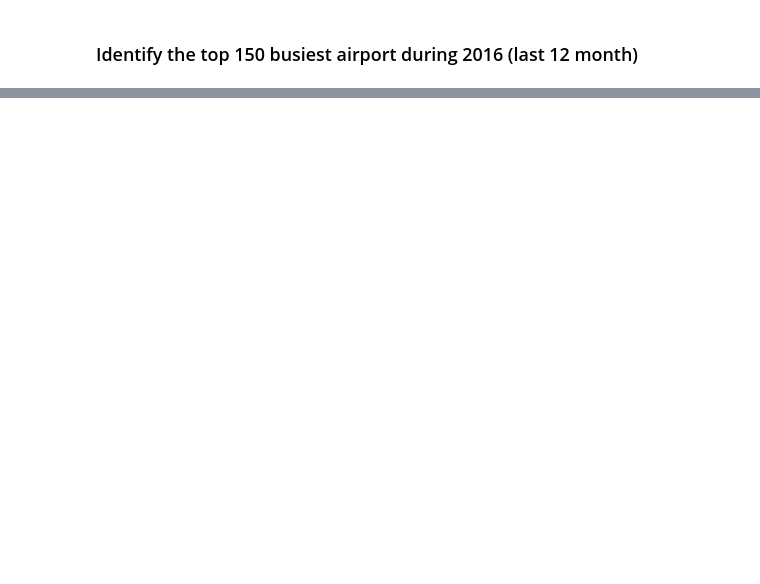
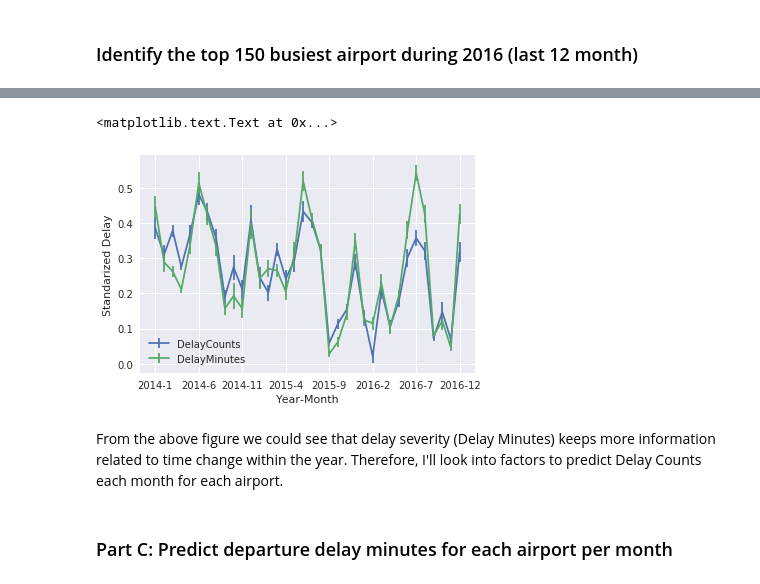
Before and after one commit to ShuangLiBCM/ML_projects, a Jupyter notebook: MindStrong_interview/MS_solutions2.ipynb, the cells around one changed output, grey strips where cells are left out. Cells and saved outputs as stored; diff of their text form; code cells hidden in the pictures; blank space fills up the shorter version.

```diff
--- a/MindStrong_interview/MS_solutions2.ipynb
+++ b/MindStrong_interview/MS_solutions2.ipynb
@@ -234,0 +327,4 @@ _, top150_ori = findBusyAirport(data[data['Year']==2016], airptkey= 'DestAirport
+# %%
+# Load latitude and longitude information for each airport
+# Orginal information downloaded from https://openflights.org/data.html
+airport_info = pd.read_csv('/data/airports.csv')
@@ -234,0 +485,26 @@ _, top150_ori = findBusyAirport(data[data['Year']==2016], airptkey= 'DestAirport
+# %%
+x_label = top_delay_min['Year-Month']
+top_delay_freq.drop(labels='Year-Month', axis=1, inplace=True)
+top_delay_min.drop(labels='Year-Month', axis=1, inplace=True)
+# %%
+mean_freq = np.nanmean(top_delay_freq, axis=1)
+std_freq = np.nanstd(top_delay_freq, axis=1)/np.sqrt(top_delay_freq.shape[1])
+
+fig, ax = plt.subplots()
+
+mean_min = np.nanmean(top_delay_min, axis=1)
+ste_min = np.nanstd(top_delay_min, axis=1)/np.sqrt(top_delay_min.shape[1])
+
+ax.errorbar(np.arange(len(mean_freq)), mean_freq, ste_min, label="DelayCounts")
+ax.errorbar(np.arange(len(mean_min)), mean_min, ste_min, label="DelayMinutes")
+ax.set_xticklabels(x_label[np.concatenate([np.zeros(1), np.arange(0, len(x_label),5)])])
+ax.legend(loc='lower left')
+ax.set_xlabel('Year-Month')
+ax.set_ylabel('Standarized Delay')
+# %% [output]
+<matplotlib.text.Text at 0x...>
+[figure, added]
+# %% [markdown]
+From the above figure we could see that delay severity (Delay Minutes) keeps more information related to time change within the year. Therefore, I'll look into factors to predict Delay Counts each month for each airport.
+# %% [markdown]
+### Part C: Predict departure delay minutes for each airport per month
```
Also changed, not shown: parts of 133 cells of this notebook, 2 other files.
